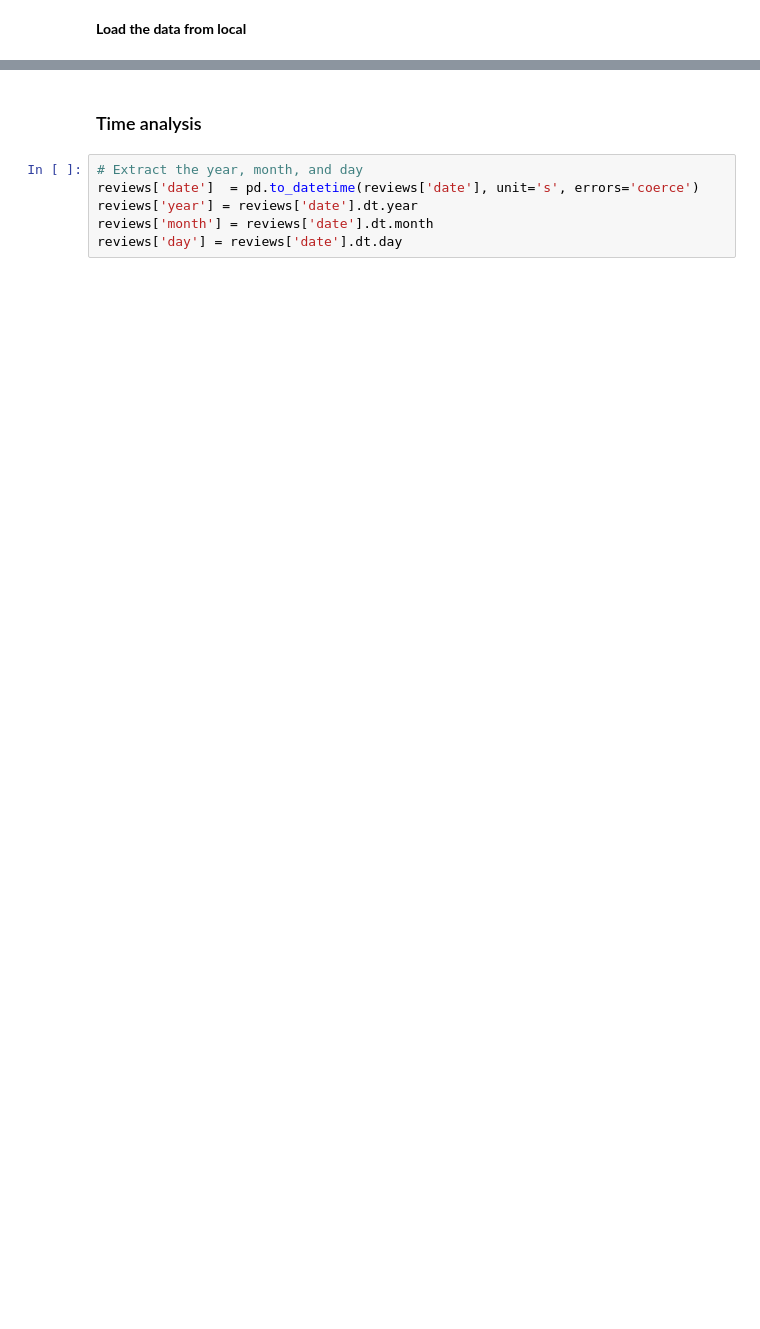
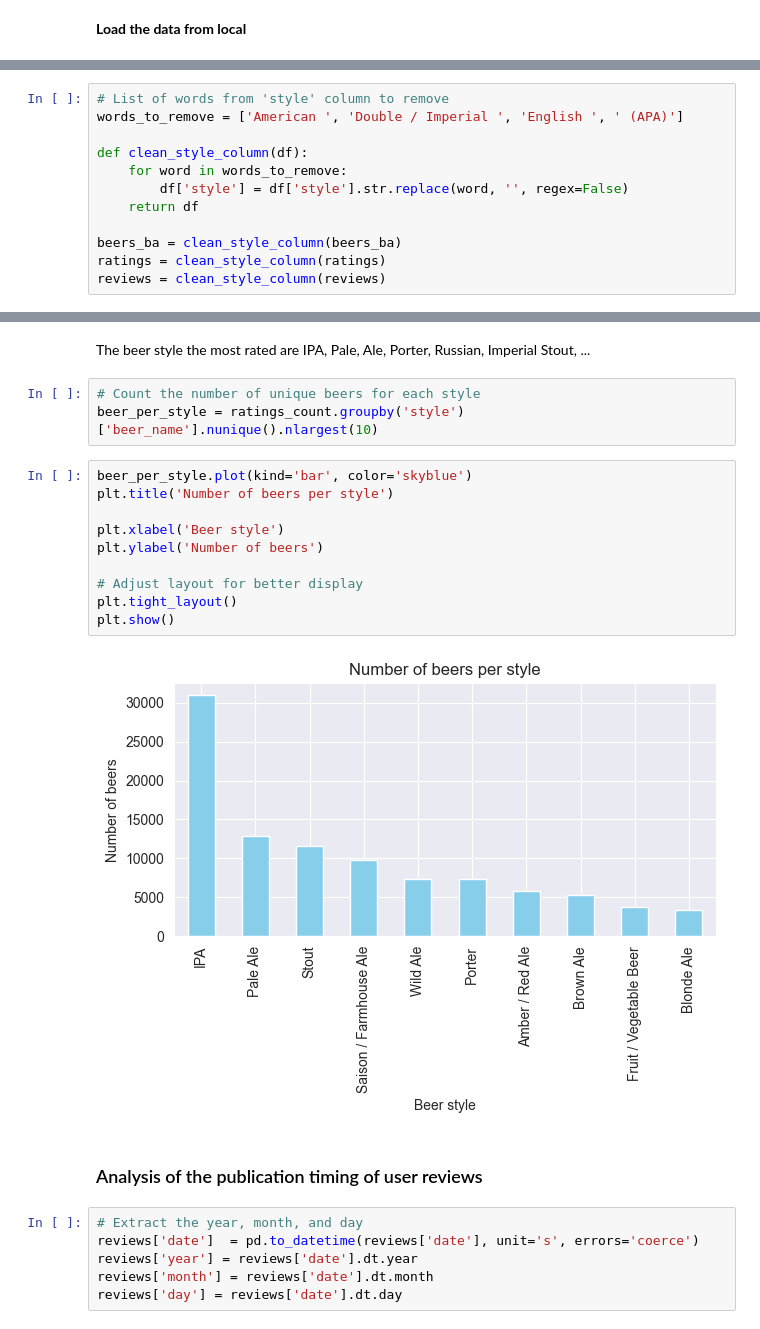
Before and after one commit to epfl-ada/ada-2024-project-databrewers, a Jupyter notebook: final_pauline.ipynb, the cells around one changed output, grey strips where cells are left out. Cells and saved outputs as stored; diff of their text form; blank space fills up the shorter version.

```diff
--- a/final_pauline.ipynb
+++ b/final_pauline.ipynb
@@ -340 +357,13 @@ There is considerable diversity in the origins of U.S. users, with 10.3% from Ca
+# %%
+# List of words from 'style' column to remove
+words_to_remove = ['American ', 'Double / Imperial ', 'English ', ' (APA)']
+
+def clean_style_column(df):
+    for word in words_to_remove:
+        df['style'] = df['style'].str.replace(word, '', regex=False)
+    return df
+
+beers_ba = clean_style_column(beers_ba)
+ratings = clean_style_column(ratings)
+reviews = clean_style_column(reviews)
 # %%
@@ -385,5 +411,22 @@ plt.show()
+# %% [markdown]
+The beer style the most rated are IPA, Pale, Ale, Porter, Russian, Imperial Stout, ...
+# %%
+# Count the number of unique beers for each style
+beer_per_style = ratings_count.groupby('style')['beer_name'].nunique().nlargest(10)
+# %%
+beer_per_style.plot(kind='bar', color='skyblue')
+plt.title('Number of beers per style')
+
+plt.xlabel('Beer style')
+plt.ylabel('Number of beers')
+
+# Adjust layout for better display
+plt.tight_layout()
+plt.show()
+# %% [output]
+[figure, added]
 # %% [markdown]
-### Time analysis
+### Analysis of the publication timing of user reviews
 # %%
 # Extract the year, month, and day
 reviews['date']  = pd.to_datetime(reviews['date'], unit='s', errors='coerce')
```
Also changed, not shown: parts of 49 cells of this notebook, 1 other file.
